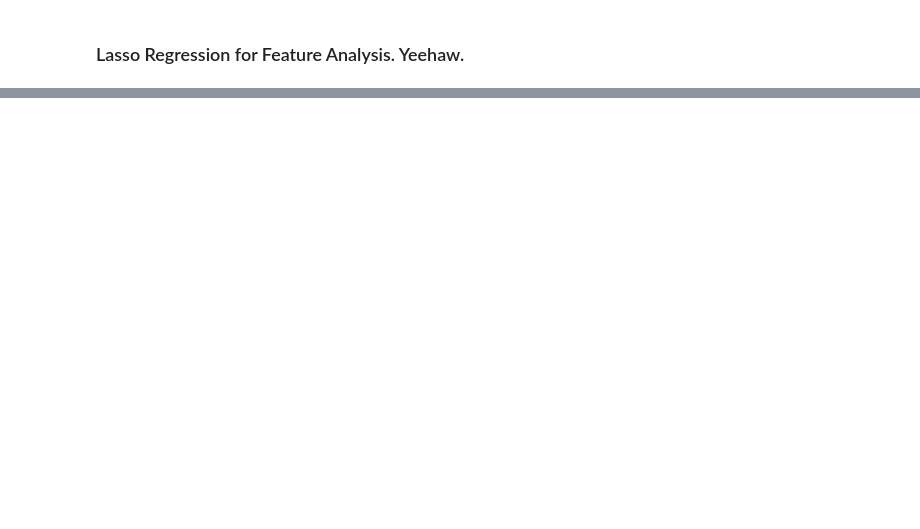
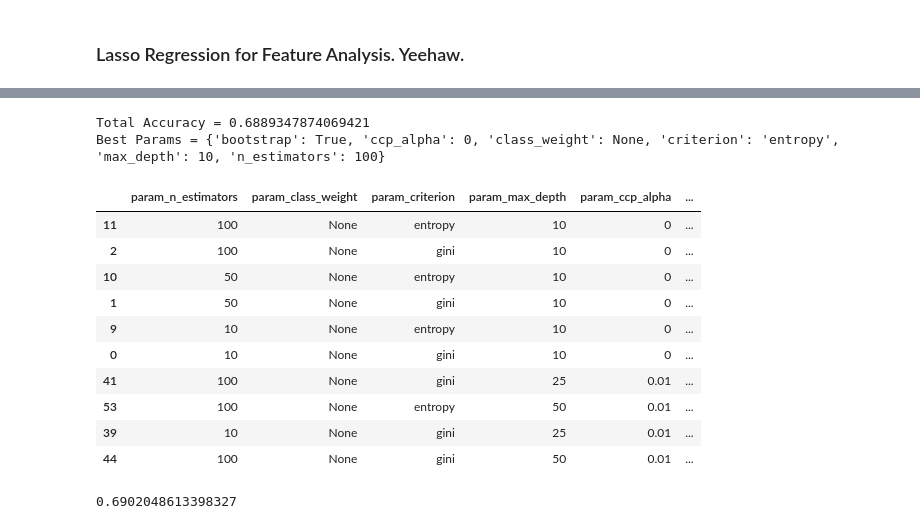
Before and after one commit to johnrh3/ACE_592_Dating_Sim, a Jupyter notebook: Sentiment_Analysis/RF_Score_Pred.ipynb, the cells around one changed output, grey strips where cells are left out. Cells and saved outputs as stored; diff of their text form; code cells hidden in the pictures; blank space fills up the shorter version.

```diff
--- a/Sentiment_Analysis/RF_Score_Pred.ipynb
+++ b/Sentiment_Analysis/RF_Score_Pred.ipynb
@@ -66,0 +160,44 @@ df_H = pd.read_csv(dir_ + "sent_Hinge.csv")
+# %%
+#Creates a grid search function that will find the optimal parameters for the RF
+
+clf = GridSearchCV(RandomForestClassifier(n_jobs = -1), {
+    'n_estimators' : [10, 50, 100],
+    'criterion' : ['gini', 'entropy'],
+    'class_weight' : [None, 'balanced'],
+    'ccp_alpha' : [0, 0.01, 0.05, 0.1],
+    'max_depth': [10, 25, 50],
+   'bootstrap': [True]
+}, cv = 5, return_train_score=False)
+
+x, y = get_data(df_T)
+
+# #checks available input parameter keys as a test case
+# clf.get_params().keys()
+
+#calls the fit function to actually do the thing on the training data
+clf.fit(x,y)
+
+print("Total Accuracy = " + str(clf.best_score_))
+print("Best Params = " + str(clf.best_params_))
+# %% [output]
+Total Accuracy = 0.6889347874069421
+Best Params = {'bootstrap': True, 'ccp_alpha': 0, 'class_weight': None, 'criterion': 'entropy', 'max_depth': 10, 'n_estimators': 100}
+# %%
+#calls the results and puts them into a dataframe
+df = pd.DataFrame(clf.cv_results_)
+
+df1 = df[['param_n_estimators', 'param_class_weight', 'param_criterion', 'param_max_depth',
+          'param_ccp_alpha', 'mean_test_score']]
+df1.sort_values('mean_test_score', ascending = False).head(10)
+# %% [output]
+|  | param_n_estimators | param_class_weight | param_criterion | param_max_depth | param_ccp_alpha | ... |
+| 11 | 100 | None | entropy | 10 | 0 | ... |
+| 2 | 100 | None | gini | 10 | 0 | ... |
+| 10 | 50 | None | entropy | 10 | 0 | ... |
+| 1 | 50 | None | gini | 10 | 0 | ... |
+| 9 | 10 | None | entropy | 10 | 0 | ... |
+| 0 | 10 | None | gini | 10 | 0 | ... |
+| 41 | 100 | None | gini | 25 | 0.01 | ... |
+| 53 | 100 | None | entropy | 50 | 0.01 | ... |
+| 39 | 10 | None | gini | 25 | 0.01 | ... |
+| 44 | 100 | None | gini | 50 | 0.01 | ... |
@@ -66,0 +216,4 @@ df_H = pd.read_csv(dir_ + "sent_Hinge.csv")
+# %%
+model.score(x_test,y_test)
+# %% [output]
+0.6902048613398327
```
Also changed, not shown: parts of 41 cells of this notebook.
